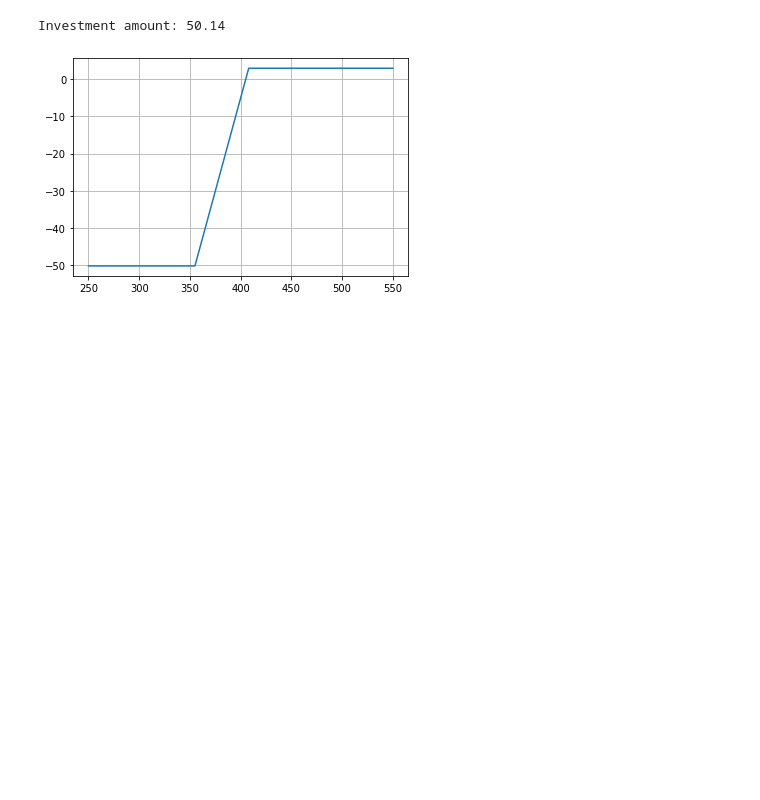
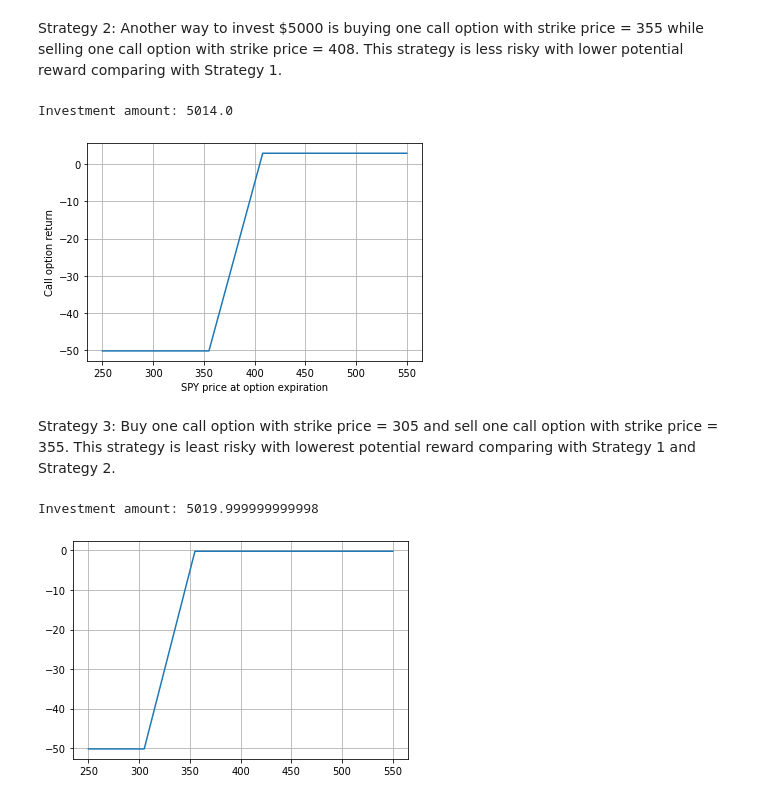
Before and after one commit to li-wx/option_vis, a Jupyter notebook: option_visualization.ipynb, the cells around one changed output. Saved outputs shown, nothing was run; the diff lists cells and outputs as text; code cells hidden in the pictures; blank space fills up the shorter version.

```diff
--- a/option_visualization.ipynb
+++ b/option_visualization.ipynb
@@ -44,9 +49,24 @@ Strategy 2:
+# %% [markdown]
+Strategy 2: Another way to invest $5000 is buying one call option with strike price = 355 while selling one call option with strike price = 408. This strategy is less risky with lower potential reward comparing with Strategy 1.
+# %%
+strike1 = 408
+strike2 = 355
+plt.plot(p,call_option_return(p, strike2) - call_option_return(p, strike1))
+plt.grid(True)
+plt.xlabel('SPY price at option expiration')
+plt.ylabel('Call option return')
+print(f'Investment amount: {100*float(df_opt.loc[strike2, "Call Price"]) - 100*float(df_opt.loc[strike1, "Call Price"])}')
+# %% [output]
+Investment amount: 5014.0
+[figure, added]
+# %% [markdown]
+Strategy 3: Buy one call option with strike price = 305 and sell one call option with strike price = 355. This strategy is least risky with lowerest potential reward comparing with Strategy 1 and Strategy 2.
 # %%
-strike1 = 408
-strike2 = 355
+strike1 = 355
+strike2 = 305
 plt.plot(p,call_option_return(p, strike2) - call_option_return(p, strike1))
 plt.grid(True)
-print(f'Investment amount: {float(df_opt.loc[strike2, "Call Price"]) - float(df_opt.loc[strike1, "Call Price"])}')
+print(f'Investment amount: {100*float(df_opt.loc[strike2, "Call Price"]) - 100*float(df_opt.loc[strike1, "Call Price"])}')
 # %% [output]
-Investment amount: 50.14
+Investment amount: 5019.999999999998
-[figure, old version]
+[figure, new version]
```
Also changed, not shown: parts of 8 cells of this notebook, 1 other file.
